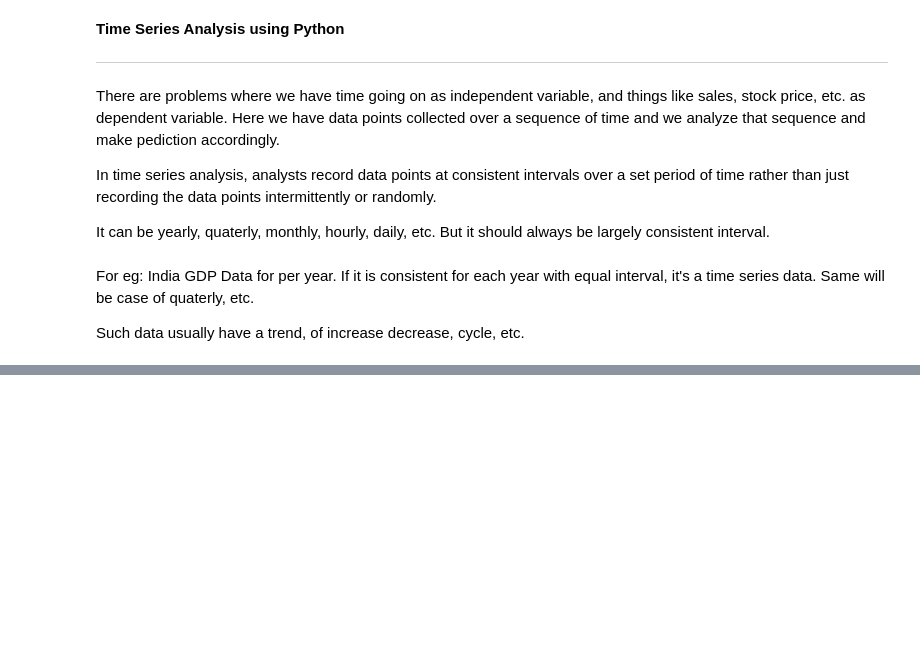
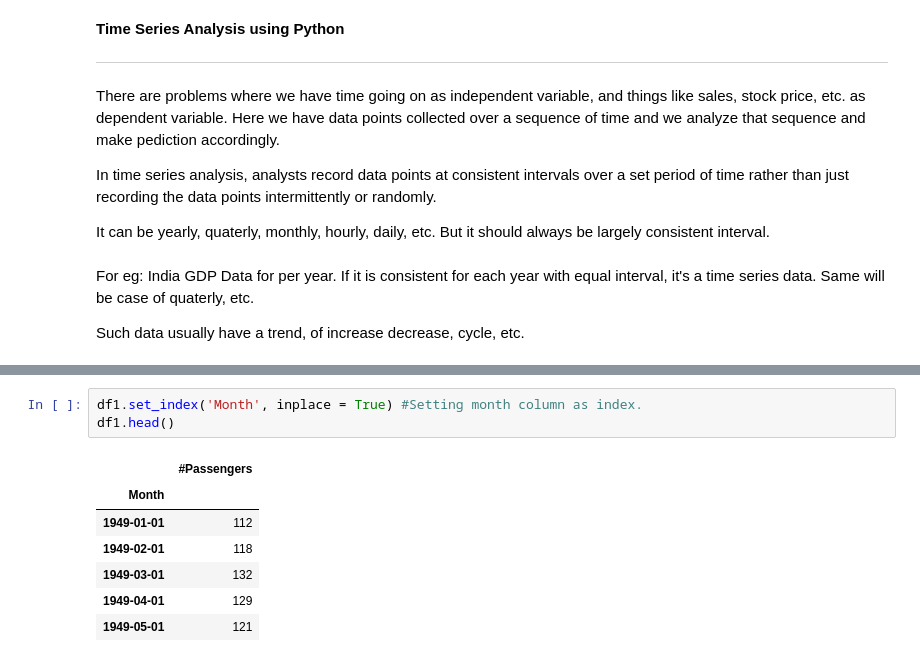
Before and after one commit to akashsinghsharma/python-notes, a Jupyter notebook: Time_Series_Analysis.ipynb, the cells around one changed output, grey strips where cells are left out. Cells and saved outputs as stored; diff of their text form; blank space fills up the shorter version.

```diff
--- a/Time_Series_Analysis.ipynb
+++ b/Time_Series_Analysis.ipynb
@@ -28,0 +90,11 @@ Such data usually have a trend, of increase decrease, cycle, etc.
+# %%
+df1.set_index('Month', inplace = True) #Setting month column as index.
+df1.head()
+# %% [output]
+|  | #Passengers |
+| Month |  |
+| 1949-01-01 | 112 |
+| 1949-02-01 | 118 |
+| 1949-03-01 | 132 |
+| 1949-04-01 | 129 |
+| 1949-05-01 | 121 |
```
Also changed, not shown: parts of 13 cells of this notebook.
